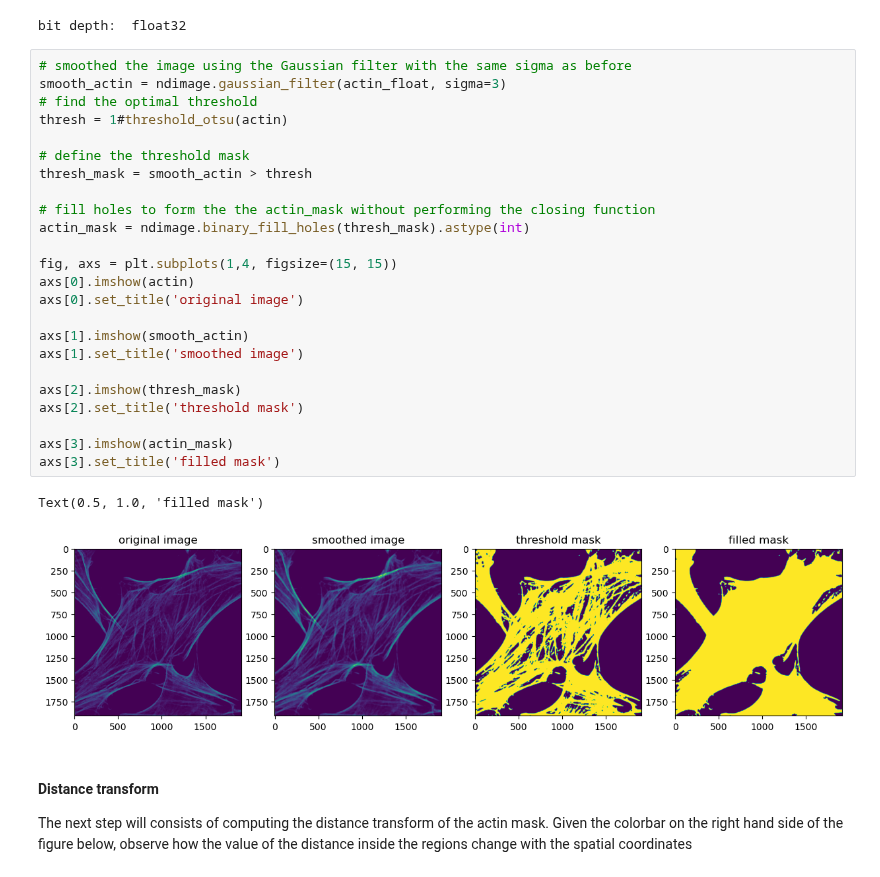
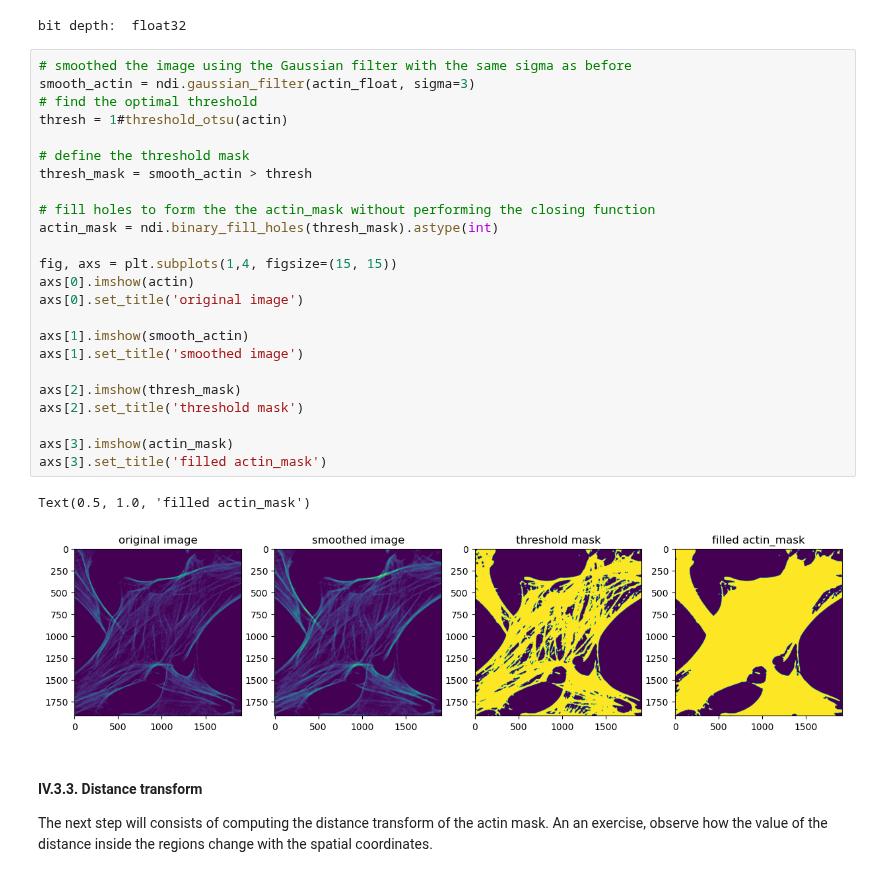
Before and after one commit to u-schulze/Python-course, a Jupyter notebook: mask-statistics.ipynb, the cells around one changed output. Saved outputs shown, nothing was run; the diff lists cells and outputs as text.

```diff
--- a/mask-statistics.ipynb
+++ b/mask-statistics.ipynb
@@ -304,32 +191,32 @@ print('bit depth: ', actin_float.dtype)
 bit depth:  float32
 # %%
 # smoothed the image using the Gaussian filter with the same sigma as before
-smooth_actin = ndimage.gaussian_filter(actin_float, sigma=3)
+smooth_actin = ndi.gaussian_filter(actin_float, sigma=3)
 # find the optimal threshold
 thresh = 1#threshold_otsu(actin)
 
 # define the threshold mask
 thresh_mask = smooth_actin > thresh
 
 # fill holes to form the the actin_mask without performing the closing function
-actin_mask = ndimage.binary_fill_holes(thresh_mask).astype(int)
+actin_mask = ndi.binary_fill_holes(thresh_mask).astype(int)
 
 fig, axs = plt.subplots(1,4, figsize=(15, 15))
 axs[0].imshow(actin)
 axs[0].set_title('original image')
 
 axs[1].imshow(smooth_actin)
 axs[1].set_title('smoothed image')
 
 axs[2].imshow(thresh_mask)
 axs[2].set_title('threshold mask')
 
 axs[3].imshow(actin_mask)
-axs[3].set_title('filled mask')
+axs[3].set_title('filled actin_mask')
 # %% [output]
-Text(0.5, 1.0, 'filled mask')
+Text(0.5, 1.0, 'filled actin_mask')
-[figure, old version]
+[figure, new version]
 # %% [markdown]
-#### Distance transform ####
-The next step will consists of computing the distance transform of the actin mask. Given the colorbar on the right hand side of the figure below, observe how the value of the distance inside the regions change with the spatial coordinates
+#### IV.3.3. Distance transform ####
+The next step will consists of computing the distance transform of the actin mask. An an exercise, observe how the value of the distance inside the regions change with the spatial coordinates.
 # %%
```
Also changed, not shown: parts of 57 cells of this notebook.
